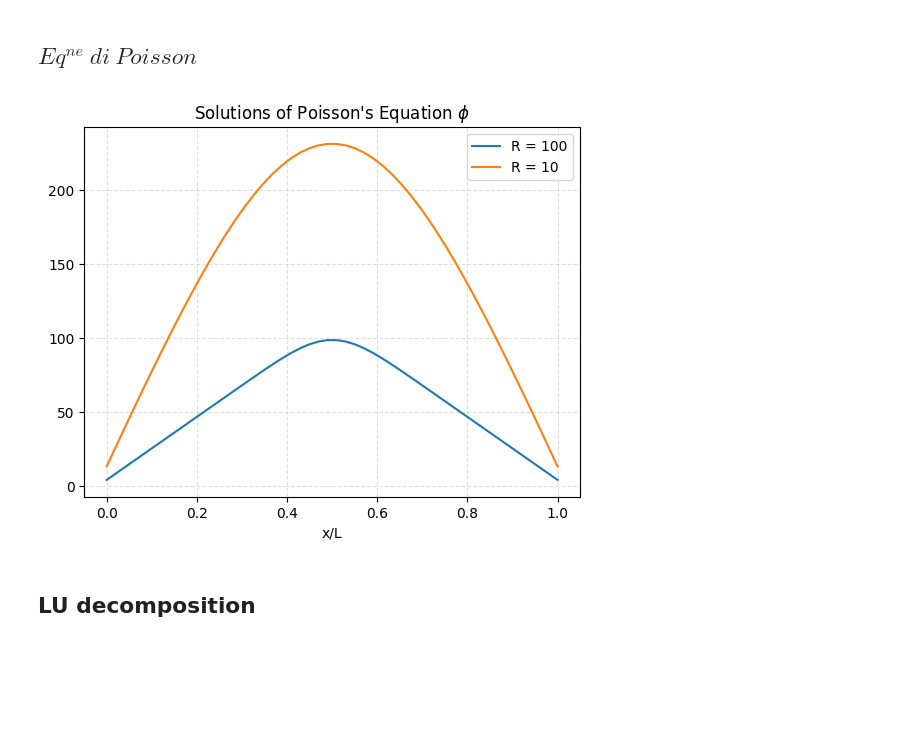
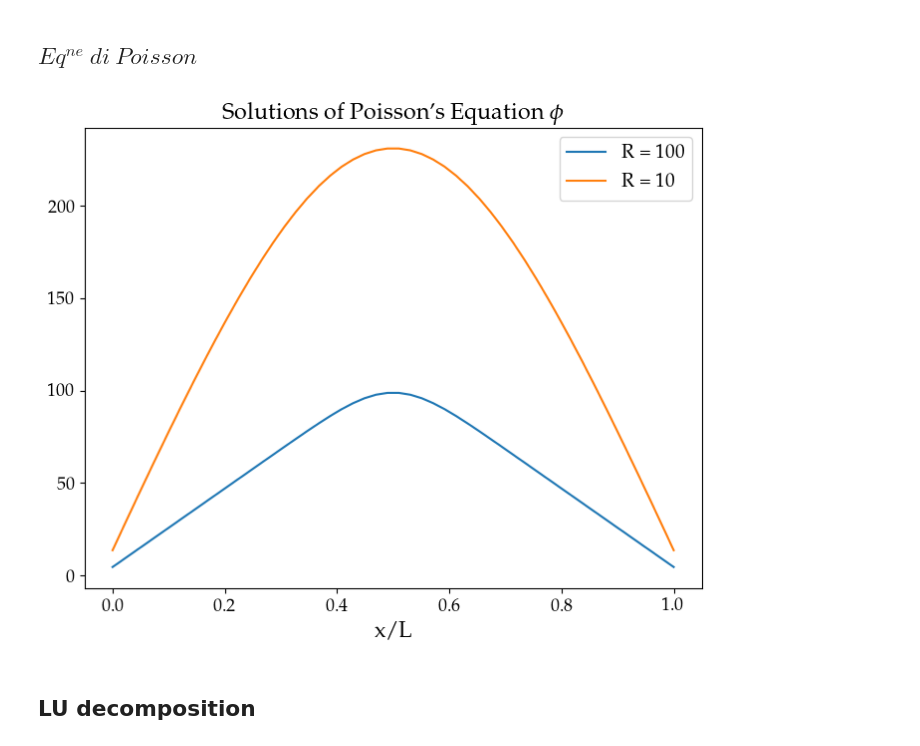
Before and after one commit to mvolpato-unimib/Lab_comp, a Jupyter notebook: ex4/poiss.ipynb, the cells around one changed output. Cells and saved outputs as stored; diff of their text form; code cells hidden in the pictures; blank space fills up the shorter version.

```diff
--- a/ex4/poiss.ipynb
+++ b/ex4/poiss.ipynb
@@ -36,6 +36,22 @@ from lib_algebra import chol_fact, BackChol
 # %% [output]
 The autoreload extension is already loaded. To reload it, use:
   %reload_ext autoreload
+# %%
+
+plt.rcParams.update({
+    "text.usetex": True,           # Attiva l'uso di LaTeX per tutto il testo
+    "font.family": "serif",        # Usa un font Serif per il testo normale
+    "font.serif": ["Palatino"],    # Specifica Palatino (molto simile a quello in foto)
+    "axes.labelsize": 16,          # Dimensione font etichette assi
+    "font.size": 14,                # Dimensione font generale
+    "legend.fontsize": 14,         # Dimensione font legenda
+    "xtick.labelsize": 13,         # Dimensione numeri asse x
+    "ytick.labelsize": 13,         # Dimensione numeri asse y
+    "figure.figsize": (8, 6),      # Dimensione predefinita della figura
+    "figure.dpi": 100,             # Risoluzione
+
+    "text.latex.preamble": r"\usepackage{amsmath} \usepackage{amssymb}"
+})
 # %% [markdown]
 ## ***Cholesky Factor* Algorithm**
 # %%
@@ -82,15 +98,16 @@ phi2 = BackChol(K, rho_2)
 # %%
 # Plot
 fig, ax = plt.subplots()
 ax.plot(x, phi1, label='R = 100')
 ax.plot(x, phi2, label='R = 10')
 ax.set_title(r"Solutions of Poisson's Equation $\phi$")
 ax.set_xlabel(r'x/L')
 ax.legend()
-ax.grid(alpha=0.4, ls='--')
+# ax.grid(alpha=0.4, ls='--')
+plt.savefig('plots/poiss_sol.png', dpi=300)
 plt.show()
 # %% [output]
-[figure, old version]
+[figure, new version]
 # %% [markdown]
 ## **LU decomposition**
 # %%
```
Also changed, not shown: parts of 1 cell of this notebook, 5 other files.
